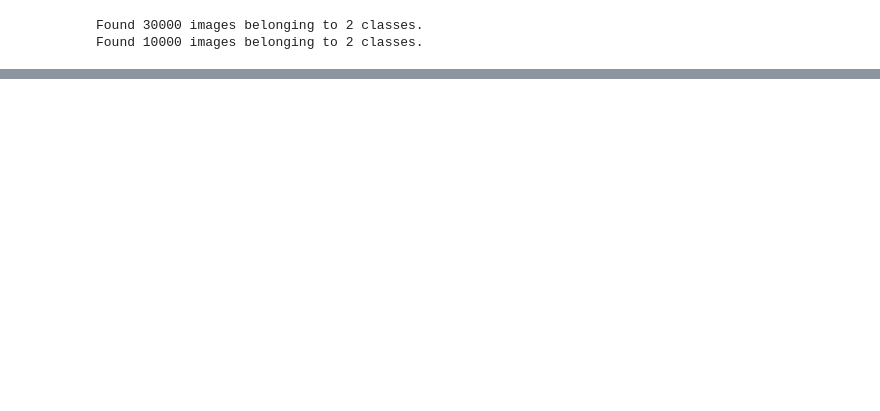
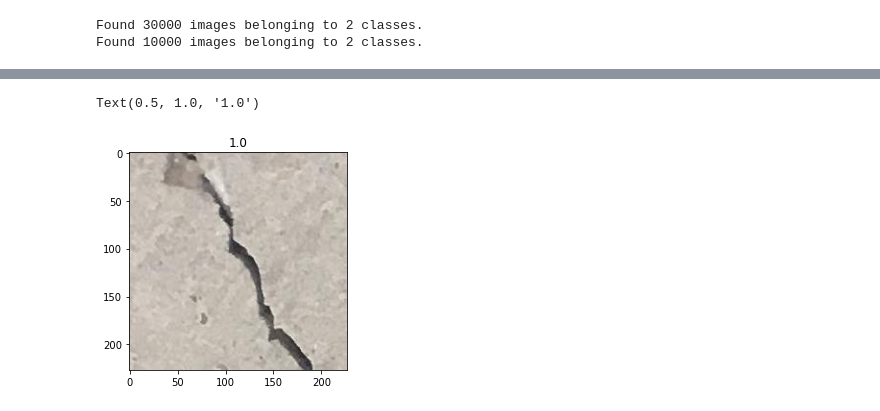
Before and after one commit to T-rex007/Damage_Classification, a Jupyter notebook: Crack_Detector_training.ipynb, the cells around one changed output, grey strips where cells are left out. Cells and saved outputs as stored; diff of their text form; code cells hidden in the pictures; blank space fills up the shorter version.

```diff
--- a/Crack_Detector_training.ipynb
+++ b/Crack_Detector_training.ipynb
@@ -188,0 +138,9 @@ dataset.as_numpy_iterator().next()
+# %%
+### Testing test_gen to ensure correct image label pairs
+t1 = train_gen.next()
+idx = 1
+plt.imshow(t1[0][idx])
+plt.title("{}".format(t1[1][idx]))
+# %% [output]
+Text(0.5, 1.0, '1.0')
+[figure, added]
```
Also changed, not shown: parts of 29 cells of this notebook, 2 other files.
